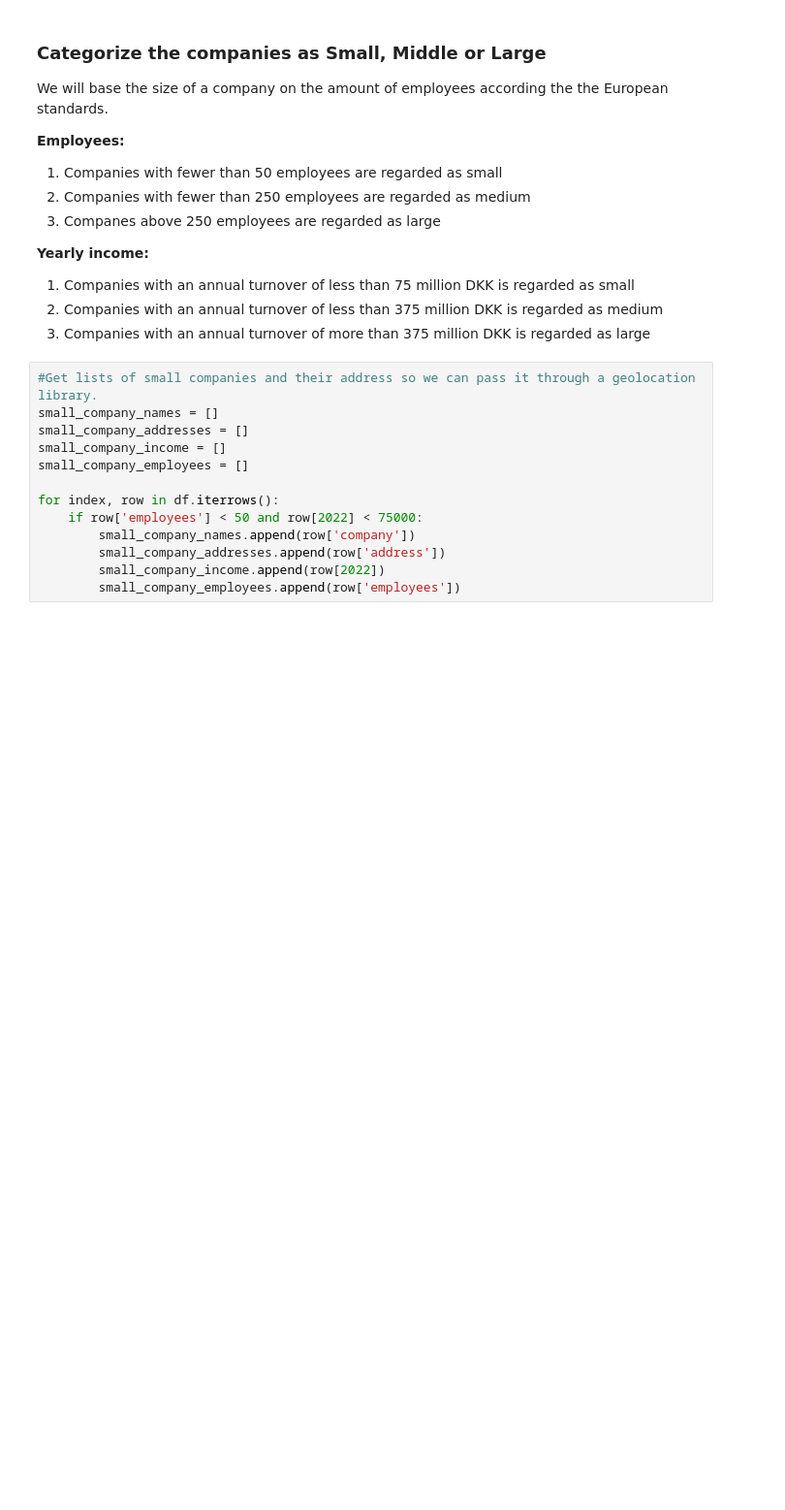
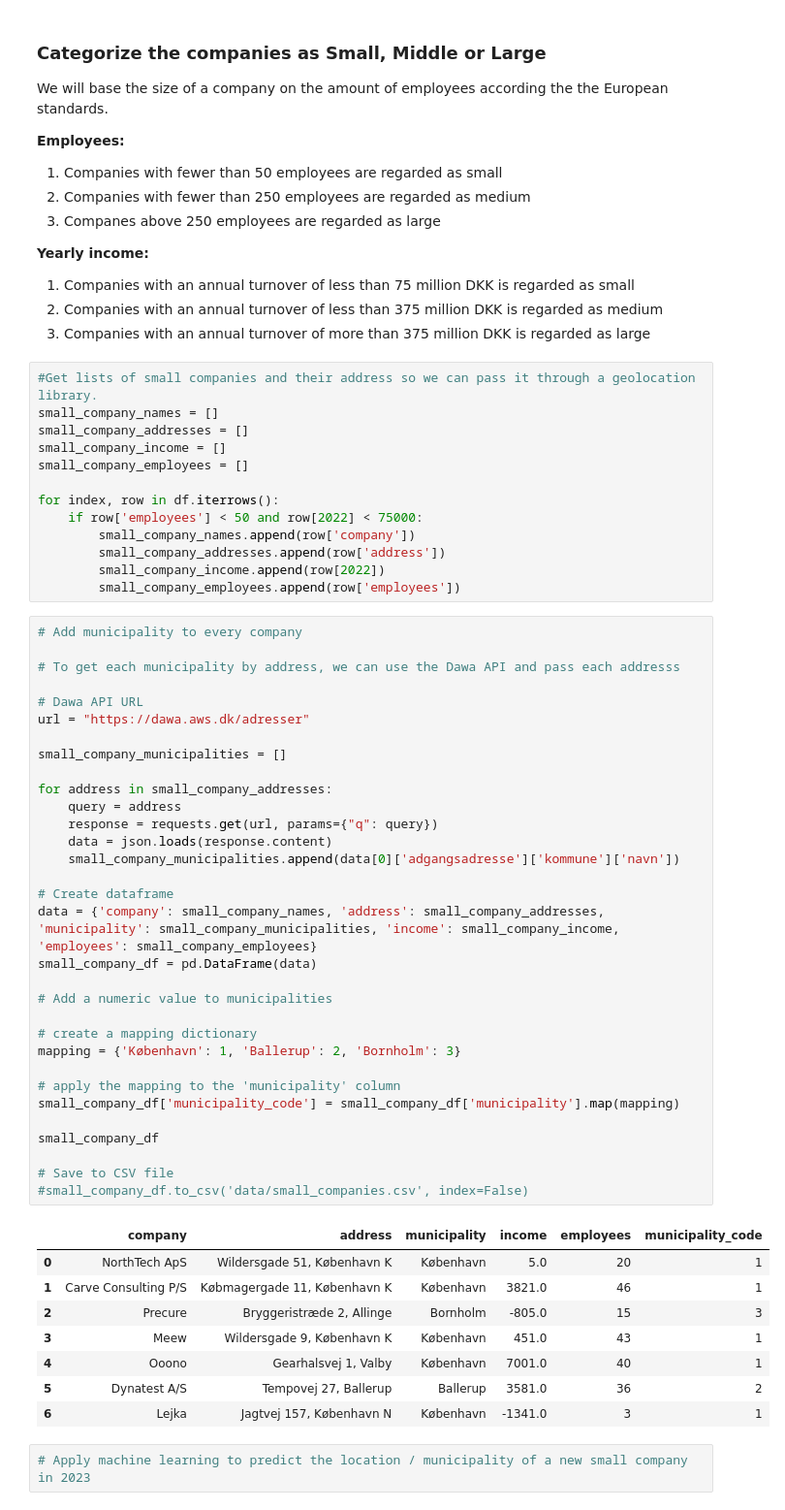
Before and after one commit to FrederikBA/DataScienceMP2, a Jupyter notebook: main.ipynb, the cells around one changed output. Shown at 97% size. Drawn from its saved outputs; the diff is of its cells as text; blank space fills up the shorter version.

Commit message:
add municipalites to small_companies dataframe

```diff
--- a/main.ipynb
+++ b/main.ipynb
@@ -99,6 +101,49 @@ for index, row in df.iterrows():
         small_company_addresses.append(row['address'])
         small_company_income.append(row[2022])
         small_company_employees.append(row['employees'])
+# %%
+# Add municipality to every company
+
+# To get each municipality by address, we can use the Dawa API and pass each addresss
+
+# Dawa API URL
+url = "https://dawa.aws.dk/adresser"
+
+small_company_municipalities = []
+
+for address in small_company_addresses:
+    query = address
+    response = requests.get(url, params={"q": query})
+    data = json.loads(response.content)
+    small_company_municipalities.append(data[0]['adgangsadresse']['kommune']['navn'])
+
+# Create dataframe
+data = {'company': small_company_names, 'address': small_company_addresses, 'municipality': small_company_municipalities, 'income': small_company_income, 'employees': small_company_employees}
+small_company_df = pd.DataFrame(data)
+
+# Add a numeric value to municipalities
+
+# create a mapping dictionary
+mapping = {'København': 1, 'Ballerup': 2, 'Bornholm': 3}
+
+# apply the mapping to the 'municipality' column
+small_company_df['municipality_code'] = small_company_df['municipality'].map(mapping)
+
+small_company_df
+
+# Save to CSV file
+#small_company_df.to_csv('data/small_companies.csv', index=False)
+# %% [output]
+|  | company | address | municipality | income | employees | municipality_code |
+| 0 | NorthTech ApS | Wildersgade 51, København K | København | 5.0 | 20 | 1 |
+| 1 | Carve Consulting P/S | Købmagergade 11, København K | København | 3821.0 | 46 | 1 |
+| 2 | Precure | Bryggeristræde 2, Allinge | Bornholm | -805.0 | 15 | 3 |
+| 3 | Meew | Wildersgade 9, København K | København | 451.0 | 43 | 1 |
+| 4 | Ooono | Gearhalsvej 1, Valby | København | 7001.0 | 40 | 1 |
+| 5 | Dynatest A/S | Tempovej 27, Ballerup | Ballerup | 3581.0 | 36 | 2 |
+| 6 | Lejka | Jagtvej 157, København N | København | -1341.0 | 3 | 1 |
+# %%
+# Apply machine learning to predict the location / municipality of a new small company in 2023
 # %%
 from geopy.geocoders import Nominatim
 geolocator = Nominatim(user_agent="geoapiExercises")
```
Also changed, not shown: parts of 5 cells of this notebook, 1 other file.
